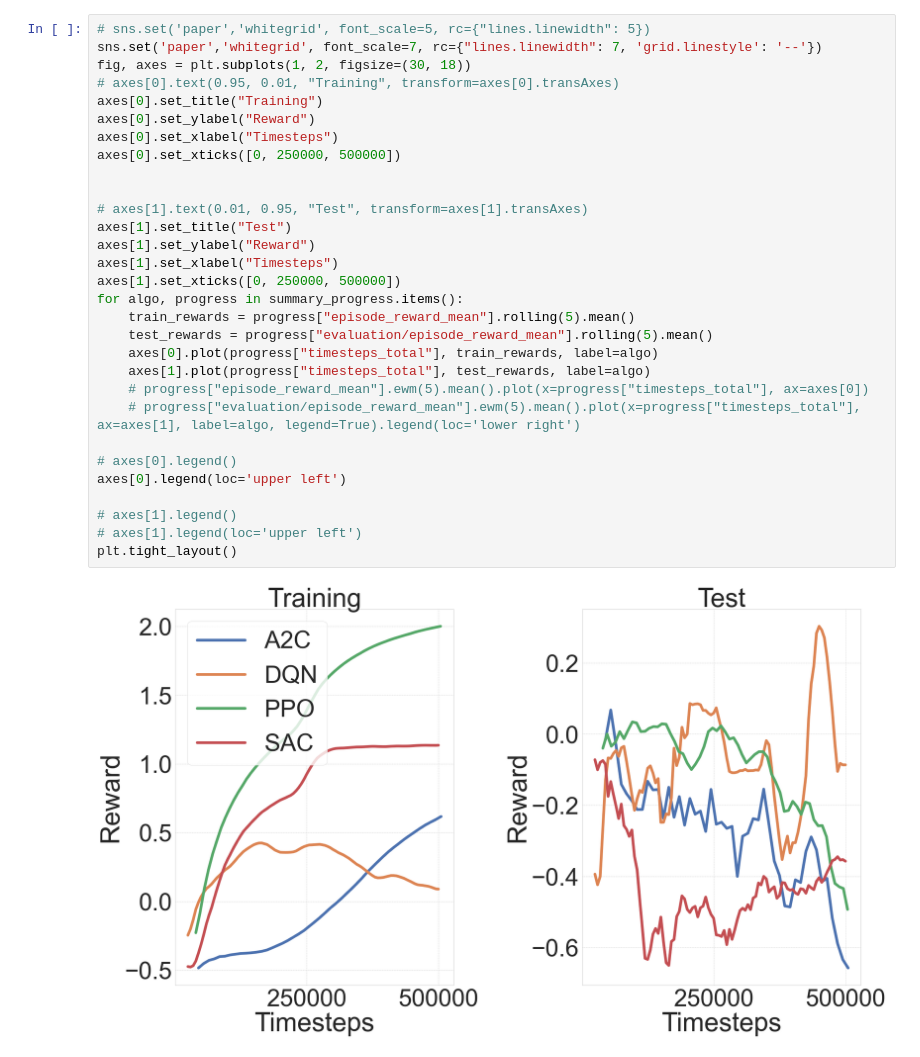
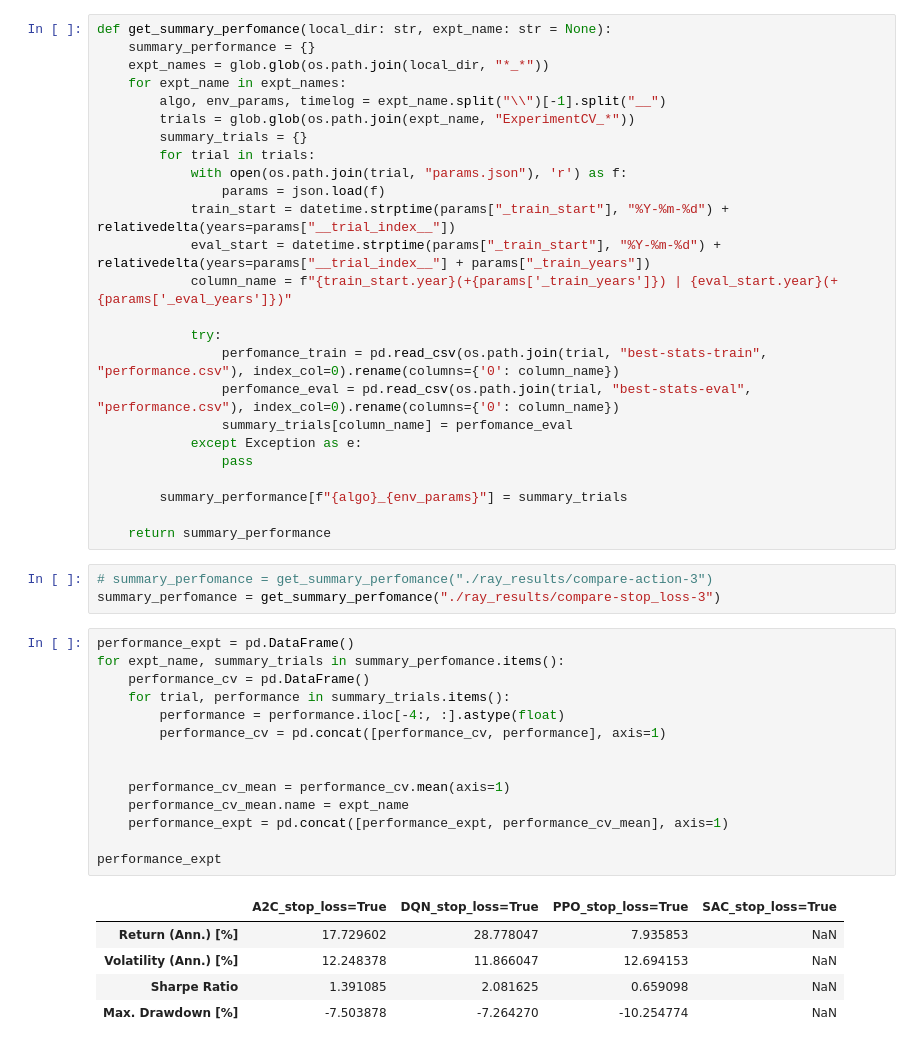
Before and after one commit to napnel/UoA-thesis-s1260099, a Jupyter notebook: perfomance.ipynb, the cells around one changed output. Saved outputs shown, nothing was run; the diff lists cells and outputs as text.

```diff
--- a/perfomance.ipynb
+++ b/perfomance.ipynb
@@ -93,32 +13,48 @@ for folder in folders:
-# %%
-# sns.set('paper','whitegrid', font_scale=5, rc={"lines.linewidth": 5})
-sns.set('paper','whitegrid', font_scale=7, rc={"lines.linewidth": 7, 'grid.linestyle': '--'})
-fig, axes = plt.subplots(1, 2, figsize=(30, 18))
-# axes[0].text(0.95, 0.01, "Training", transform=axes[0].transAxes)
-axes[0].set_title("Training")
-axes[0].set_ylabel("Reward")
-axes[0].set_xlabel("Timesteps")
-axes[0].set_xticks([0, 250000, 500000])
-
-
-# axes[1].text(0.01, 0.95, "Test", transform=axes[1].transAxes)
-axes[1].set_title("Test")
-axes[1].set_ylabel("Reward")
-axes[1].set_xlabel("Timesteps")
-axes[1].set_xticks([0, 250000, 500000])
-for algo, progress in summary_progress.items():
-    train_rewards = progress["episode_reward_mean"].rolling(5).mean()
-    test_rewards = progress["evaluation/episode_reward_mean"].rolling(5).mean()
-    axes[0].plot(progress["timesteps_total"], train_rewards, label=algo)
-    axes[1].plot(progress["timesteps_total"], test_rewards, label=algo)
-    # progress["episode_reward_mean"].ewm(5).mean().plot(x=progress["timesteps_total"], ax=axes[0])
-    # progress["evaluation/episode_reward_mean"].ewm(5).mean().plot(x=progress["timesteps_total"], ax=axes[1], label=algo, legend=True).legend(loc='lower right')
-
-# axes[0].legend()
-axes[0].legend(loc='upper left')
-
-# axes[1].legend()
-# axes[1].legend(loc='upper left')
-plt.tight_layout()
-# %% [output]
-[figure, removed]
+# %%
+def get_summary_perfomance(local_dir: str, expt_name: str = None):
+    summary_performance = {}
+    expt_names = glob.glob(os.path.join(local_dir, "*_*"))
+    for expt_name in expt_names:
+        algo, env_params, timelog = expt_name.split("\\")[-1].split("__")
+        trials = glob.glob(os.path.join(expt_name, "ExperimentCV_*"))
+        summary_trials = {}
+        for trial in trials:
+            with open(os.path.join(trial, "params.json"), 'r') as f:
+                params = json.load(f)
+            train_start = datetime.strptime(params["_train_start"], "%Y-%m-%d") + relativedelta(years=params["__trial_index__"])
+            eval_start = datetime.strptime(params["_train_start"], "%Y-%m-%d") + relativedelta(years=params["__trial_index__"] + params["_train_years"])
+            column_name = f"{train_start.year}(+{params['_train_years']}) | {eval_start.year}(+{params['_eval_years']})"
+
+            try:
+                perfomance_train = pd.read_csv(os.path.join(trial, "best-stats-train", "performance.csv"), index_col=0).rename(columns={'0': column_name})
+                perfomance_eval = pd.read_csv(os.path.join(trial, "best-stats-eval", "performance.csv"), index_col=0).rename(columns={'0': column_name})
+                summary_trials[column_name] = perfomance_eval
+            except Exception as e:
+                pass
+
+        summary_performance[f"{algo}_{env_params}"] = summary_trials
+
+    return summary_performance
+# %%
+# summary_perfomance = get_summary_perfomance("./ray_results/compare-action-3")
+summary_perfomance = get_summary_perfomance("./ray_results/compare-stop_loss-3")
+# %%
+performance_expt = pd.DataFrame()
+for expt_name, summary_trials in summary_perfomance.items():
+    performance_cv = pd.DataFrame()
+    for trial, performance in summary_trials.items():
+        performance = performance.iloc[-4:, :].astype(float)
+        performance_cv = pd.concat([performance_cv, performance], axis=1)
+
+
+    performance_cv_mean = performance_cv.mean(axis=1)
+    performance_cv_mean.name = expt_name
+    performance_expt = pd.concat([performance_expt, performance_cv_mean], axis=1)
+
+performance_expt
+# %% [output]
+|  | A2C_stop_loss=True | DQN_stop_loss=True | PPO_stop_loss=True | SAC_stop_loss=True |
+| Return (Ann.) [%] | 17.729602 | 28.778047 | 7.935853 | NaN |
+| Volatility (Ann.) [%] | 12.248378 | 11.866047 | 12.694153 | NaN |
+| Sharpe Ratio | 1.391085 | 2.081625 | 0.659098 | NaN |
+| Max. Drawdown [%] | -7.503878 | -7.264270 | -10.254774 | NaN |
```
Also changed, not shown: parts of 7 cells of this notebook, 5 other files.
